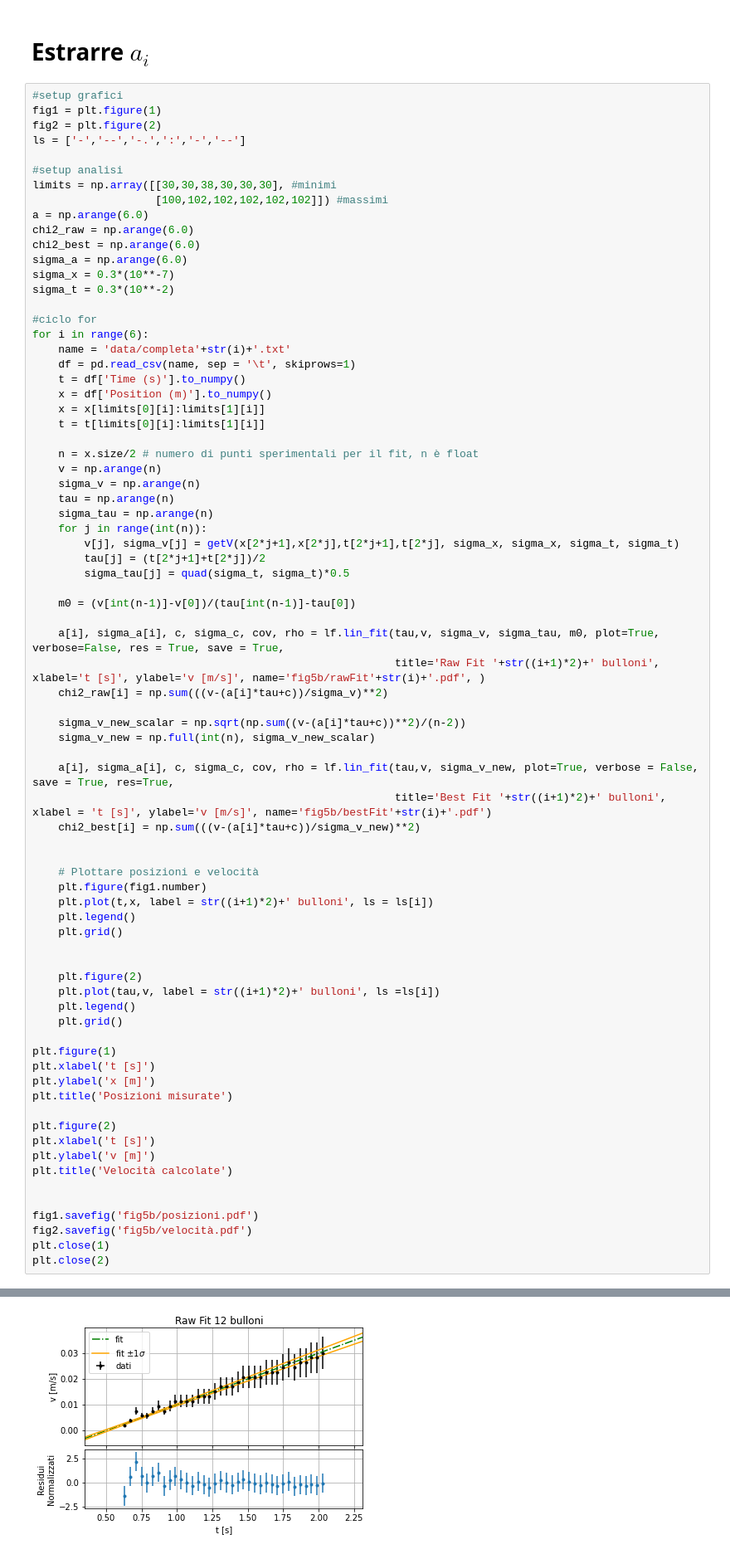
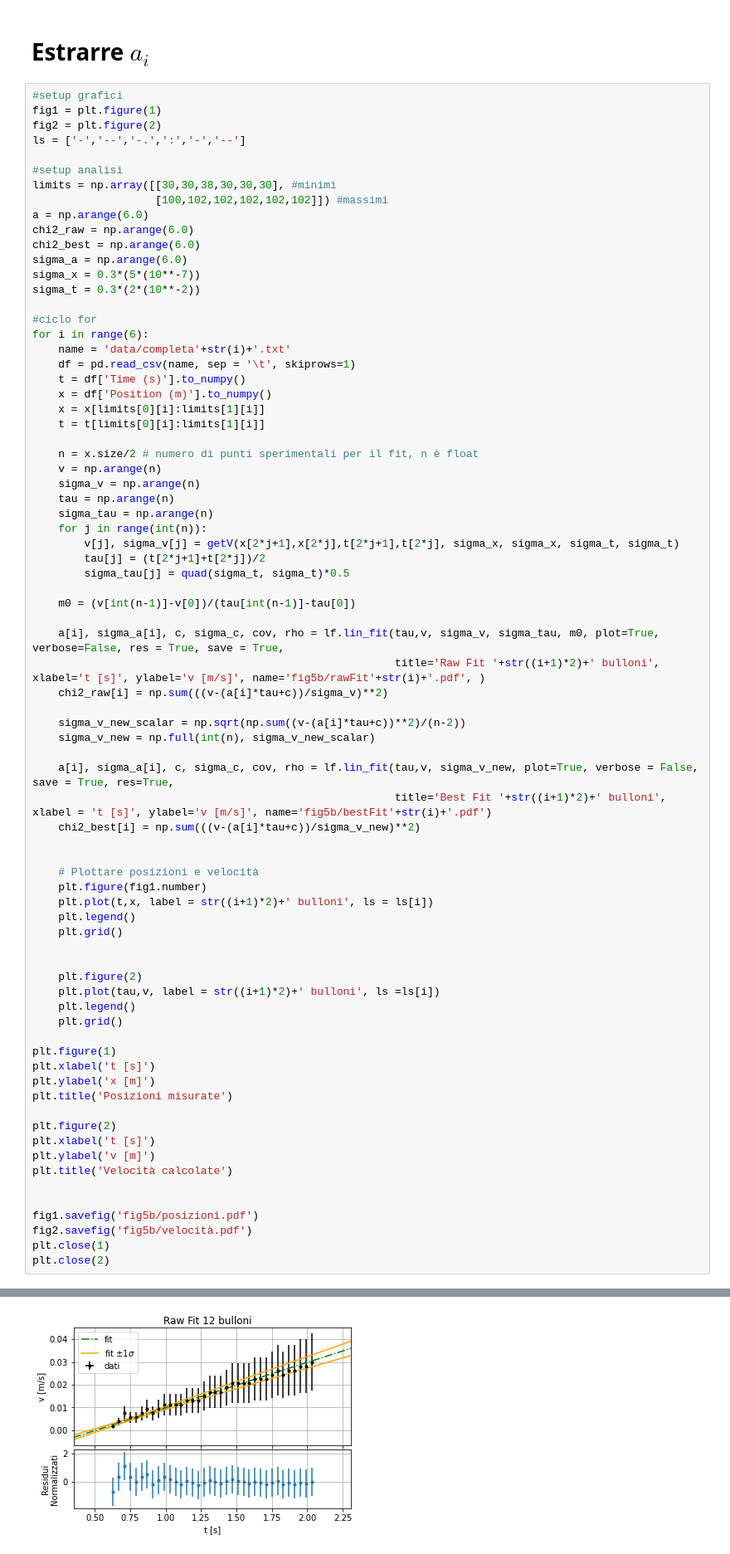
Before and after one commit to unTipicoCapodoglio/prova5, a Jupyter notebook: analisi5b.ipynb, the cells around one changed output, grey strips where cells are left out. Shown: that part at 83% size. Cells and saved outputs as stored; diff of their text form.

```diff
--- a/analisi5b.ipynb
+++ b/analisi5b.ipynb
@@ -21,8 +21,8 @@ a = np.arange(6.0)
 chi2_raw = np.arange(6.0)
 chi2_best = np.arange(6.0)
 sigma_a = np.arange(6.0)
-sigma_x = 0.3*(10**-7)
-sigma_t = 0.3*(10**-2)
+sigma_x = 0.3*(5*(10**-7))
+sigma_t = 0.3*(2*(10**-2))
 
 #ciclo for
 for i in range(6):
@@ -97,5 +97,5 @@ plt.close(2)
 [figure]
-[figure, old version]
+[figure, new version]
 [figure]
 # %%
 matrix1 = np.matrix([a, sigma_a, chi2_raw, chi2_best])
```
Also changed, not shown: parts of 7 cells of this notebook.
